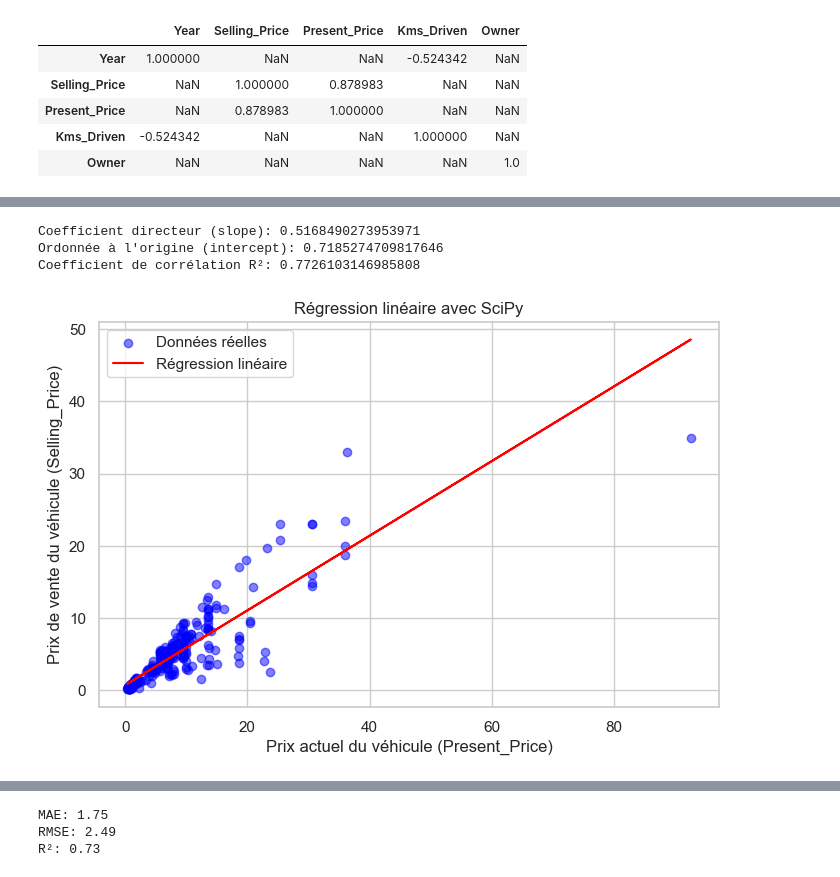
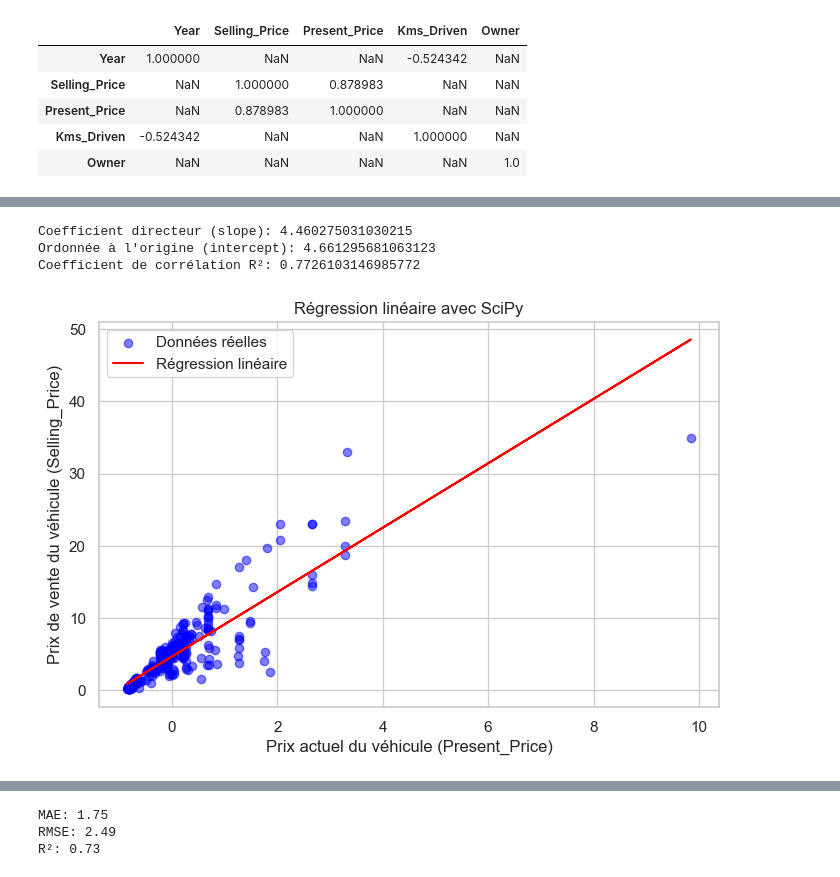
Before and after one commit to helio-aubrun/new-car, a Jupyter notebook: car_notebook.ipynb, the cells around one changed output, grey strips where cells are left out. Drawn from its saved outputs; the diff is of its cells as text; code cells hidden in the pictures.

```diff
--- a/car_notebook.ipynb
+++ b/car_notebook.ipynb
@@ -85,3 +85,8 @@ tmp[((tmp <= -0.3) | (tmp >= 0.3))]
 | Present_Price | NaN | 0.878983 | 1.000000 | NaN | NaN |
 | Kms_Driven | -0.524342 | NaN | NaN | 1.000000 | NaN |
 | Owner | NaN | NaN | NaN | NaN | 1.0 |
+# %%
+df_num = df
+df_num["Transmission"] = df_num["Transmission"].map({"Manual": 0, "Automatic": 1})
+# %%
+df_numeric = df_num.select_dtypes(exclude=['object'])
@@ -87,0 +105,3 @@ tmp[((tmp <= -0.3) | (tmp >= 0.3))]
+# %%
+df_numeric_variable = df_numeric.drop(columns=['Selling_Price']).copy()
+df_numeric["Transmission"] = df_numeric["Transmission"].map({"Manual": 0, "Automatic": 1})
@@ -87,0 +110,3 @@ tmp[((tmp <= -0.3) | (tmp >= 0.3))]
+# %%
+scaler = StandardScaler()
+df_scaled = pd.DataFrame(scaler.fit_transform(df_numeric_variable), columns=df_numeric_variable.columns)
@@ -88,29 +136,29 @@ tmp[((tmp <= -0.3) | (tmp >= 0.3))]
 # %%
 import scipy.stats as stats
 # %%
-X = df["Present_Price"]
+X = df_scaled["Present_Price"]
 Y = df["Selling_Price"]
 
 slope, intercept, r_value, p_value, std_err = stats.linregress(X, Y)
 
 print(f"Coefficient directeur (slope): {slope}")
 print(f"Ordonnée à l'origine (intercept): {intercept}")
 print(f"Coefficient de corrélation R²: {r_value**2}")
 
 plt.figure(figsize=(8, 5))
 plt.scatter(X, Y, alpha=0.5, color="blue", label="Données réelles")
 plt.plot(X, slope * X + intercept, color="red", label="Régression linéaire")
 
 plt.xlabel("Prix actuel du véhicule (Present_Price)")
 plt.ylabel("Prix de vente du véhicule (Selling_Price)")
 plt.title("Régression linéaire avec SciPy")
 plt.legend()
 plt.show()
 # %% [output]
-Coefficient directeur (slope): 0.5168490273953971
-Ordonnée à l'origine (intercept): 0.7185274709817646
-Coefficient de corrélation R²: 0.7726103146985808
+Coefficient directeur (slope): 4.460275031030215
+Ordonnée à l'origine (intercept): 4.661295681063123
+Coefficient de corrélation R²: 0.7726103146985772
-[figure, old version]
+[figure, new version]
 # %%
 from sklearn.linear_model import LinearRegression
 # %%
```
Also changed, not shown: parts of 7 cells of this notebook.
